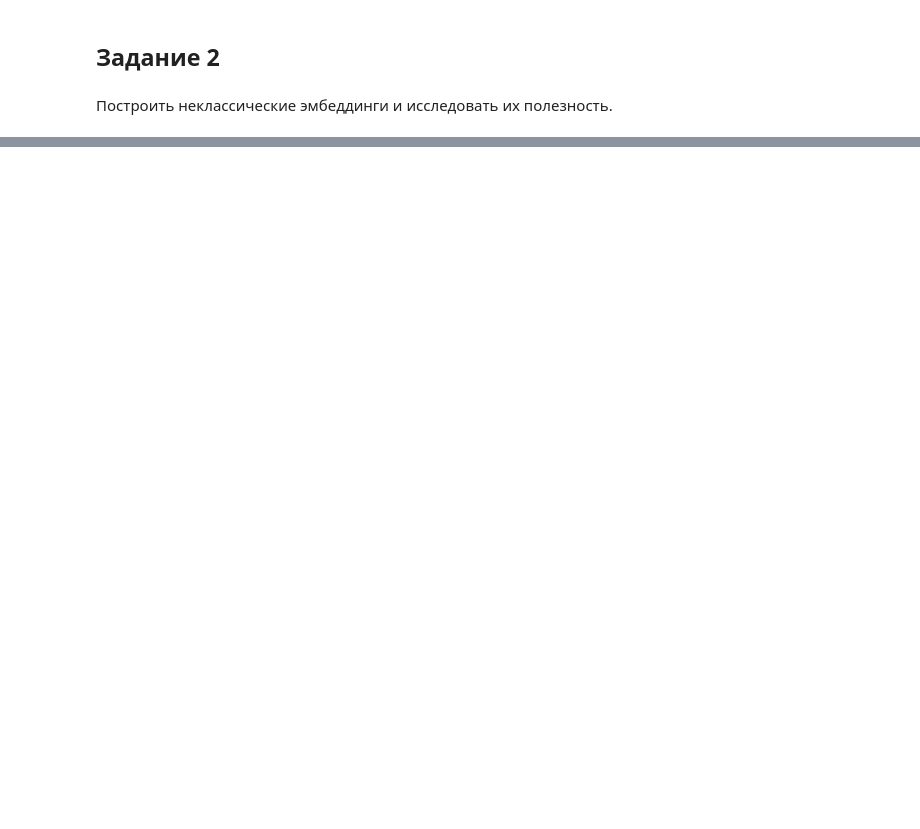
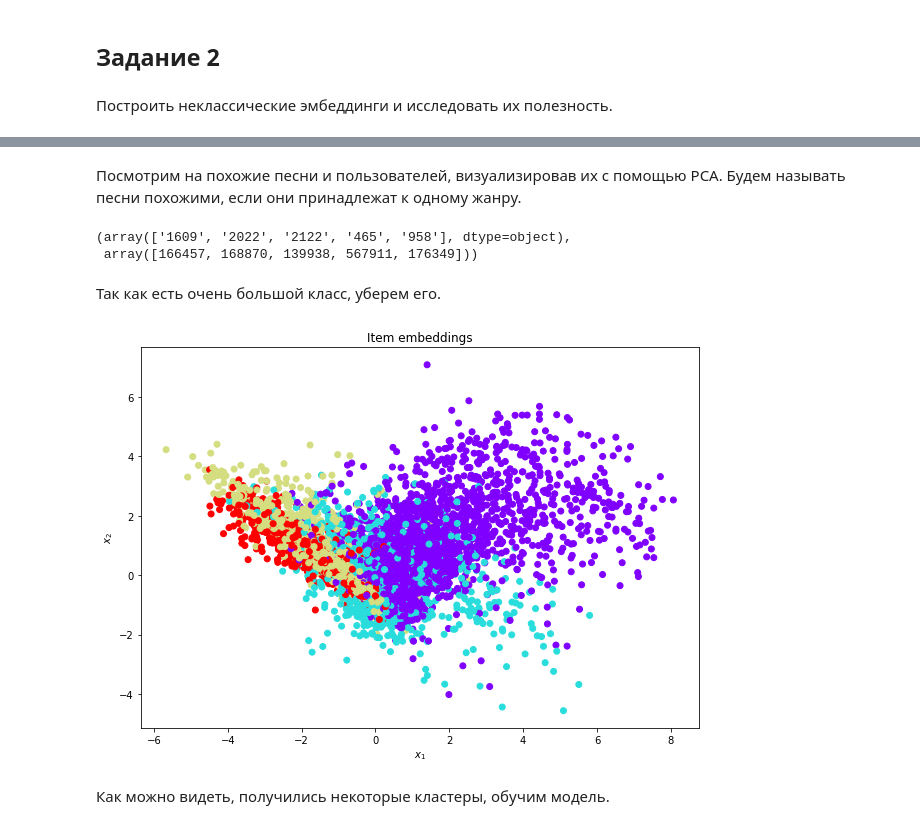
Before and after one commit to Sushentsev/recommendation-systems, a Jupyter notebook: hw2/solution.ipynb, the cells around one changed output, grey strips where cells are left out. Cells and saved outputs as stored; diff of their text form; code cells hidden in the pictures; blank space fills up the shorter version.

Commit message:
Implement embedding based model

```diff
--- a/hw2/solution.ipynb
+++ b/hw2/solution.ipynb
@@ -225,0 +317,23 @@ save_pickle(embeddings, "embeddings.pkl")
+# %%
+embeddings = load_pickle("embeddings.pkl")
+# %% [markdown]
+Посмотрим на похожие песни и пользователей, визуализировав их с помощью PCA. Будем называть песни похожими, если они принадлежат к одному жанру.
+# %%
+songs, genres = songs_dataset.similar_songs(n_groups=5)
+# %%
+np.unique(genres, return_counts=True)
+# %% [output]
+(array(['1609', '2022', '2122', '465', '958'], dtype=object),
+ array([166457, 168870, 139938, 567911, 176349]))
+# %% [markdown]
+Так как есть очень большой класс, уберем его.
+# %%
+genres_mask = (genres != "465")
+songs_mask = np.array([embeddings.has_item(song) for song in songs])
+
+mask = genres_mask & songs_mask
+plot_similar(embeddings.get_item_embeddings(songs[mask]), genres[mask], "Item embeddings")
+# %% [output]
+[figure, added]
+# %% [markdown]
+Как можно видеть, получились некоторые кластеры, обучим модель.
```
Also changed, not shown: parts of 16 cells of this notebook, 2 other files.
